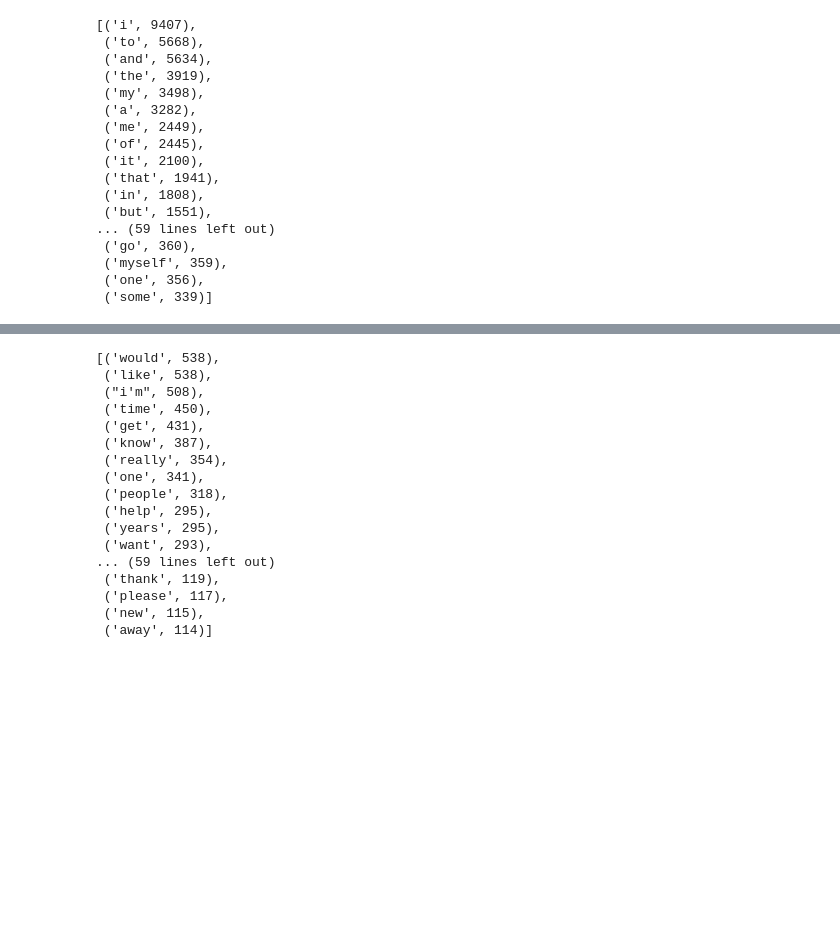
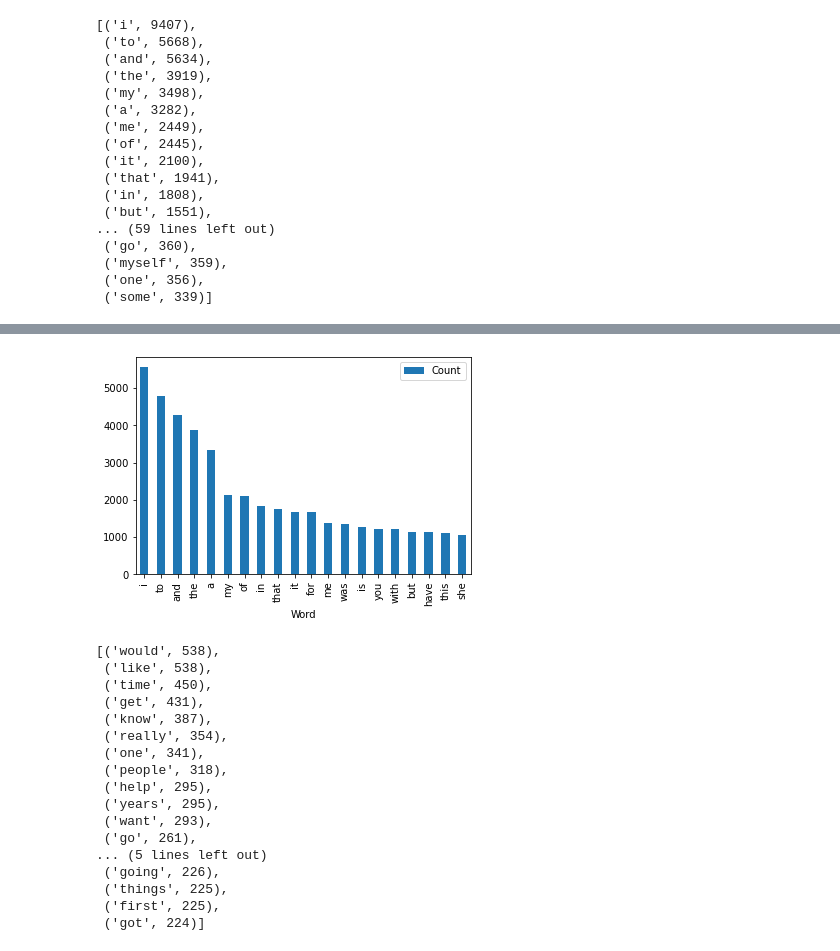
Before and after one commit to MonicaLauren/Anxiety-Classifier-on-Reddit, a Jupyter notebook: EDA.ipynb, the cells around one changed output, grey strips where cells are left out. Saved outputs shown, nothing was run; the diff lists cells and outputs as text; code cells hidden in the pictures; blank space fills up the shorter version.

```diff
--- a/EDA.ipynb
+++ b/EDA.ipynb
@@ -527,2 +587,9 @@ ns_with_stop.most_common(75)
+# %%
+
+ax = ns_plot.plot.bar(x='Word', y='Count')
+
+plt.rcParams["figure.figsize"] = (20,10);
+# %% [output]
+[figure, added]
 # %%
 
@@ -535,11 +606,10 @@ ns = FreqDist(ns_stop_tokenized_doc)
 # %%
 stress_freq = FreqDist(stop_tokenized_doc)
 # %%
-ns.most_common(75)
+ns.most_common(21)
 # %% [output]
 [('would', 538),
  ('like', 538),
- ("i'm", 508),
  ('time', 450),
  ('get', 431),
  ('know', 387),
@@ -549,9 +619,10 @@ ns.most_common(75)
  ('help', 295),
  ('years', 295),
  ('want', 293),
-... (59 lines left out)
- ('thank', 119),
- ('please', 117),
- ('new', 115),
- ('away', 114)]
+ ('go', 261),
+... (5 lines left out)
+ ('going', 226),
+ ('things', 225),
+ ('first', 225),
+ ('got', 224)]
 # %%
```
Also changed, not shown: parts of 22 cells of this notebook, 3 other files.
